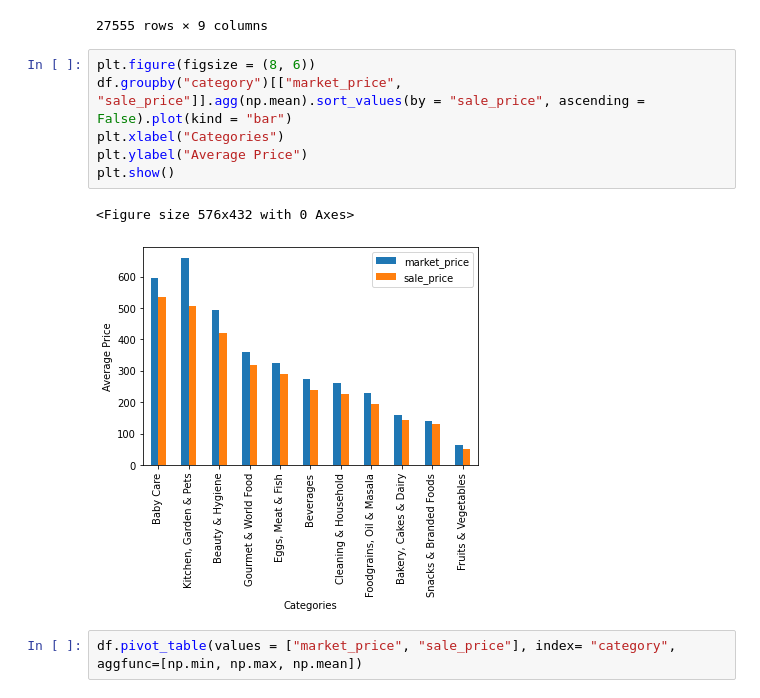
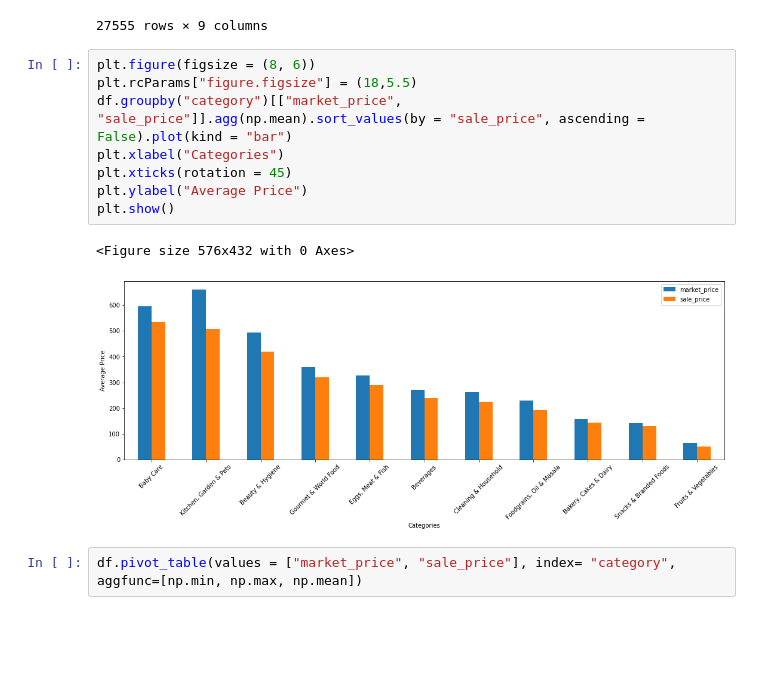
Before and after one commit to saquibmohiuddin/BigBasketData, a Jupyter notebook: bigbasket.ipynb, the cells around one changed output. Cells and saved outputs as stored; diff of their text form; blank space fills up the shorter version.

```diff
--- a/bigbasket.ipynb
+++ b/bigbasket.ipynb
@@ -143,13 +152,15 @@ df.sort_values("sale_price", ascending= False)
 27555 rows × 9 columns
 # %%
 plt.figure(figsize = (8, 6))
+plt.rcParams["figure.figsize"] = (18,5.5)
 df.groupby("category")[["market_price", "sale_price"]].agg(np.mean).sort_values(by = "sale_price", ascending = False).plot(kind = "bar")
 plt.xlabel("Categories")
+plt.xticks(rotation = 45)
 plt.ylabel("Average Price")
 plt.show()
 # %% [output]
 <Figure size 576x432 with 0 Axes>
-[figure, old version]
+[figure, new version]
 # %%
 df.pivot_table(values = ["market_price", "sale_price"], index= "category", aggfunc=[np.min, np.max, np.mean])
 # %% [output]
```
Also changed, not shown: parts of 1 cell of this notebook.
